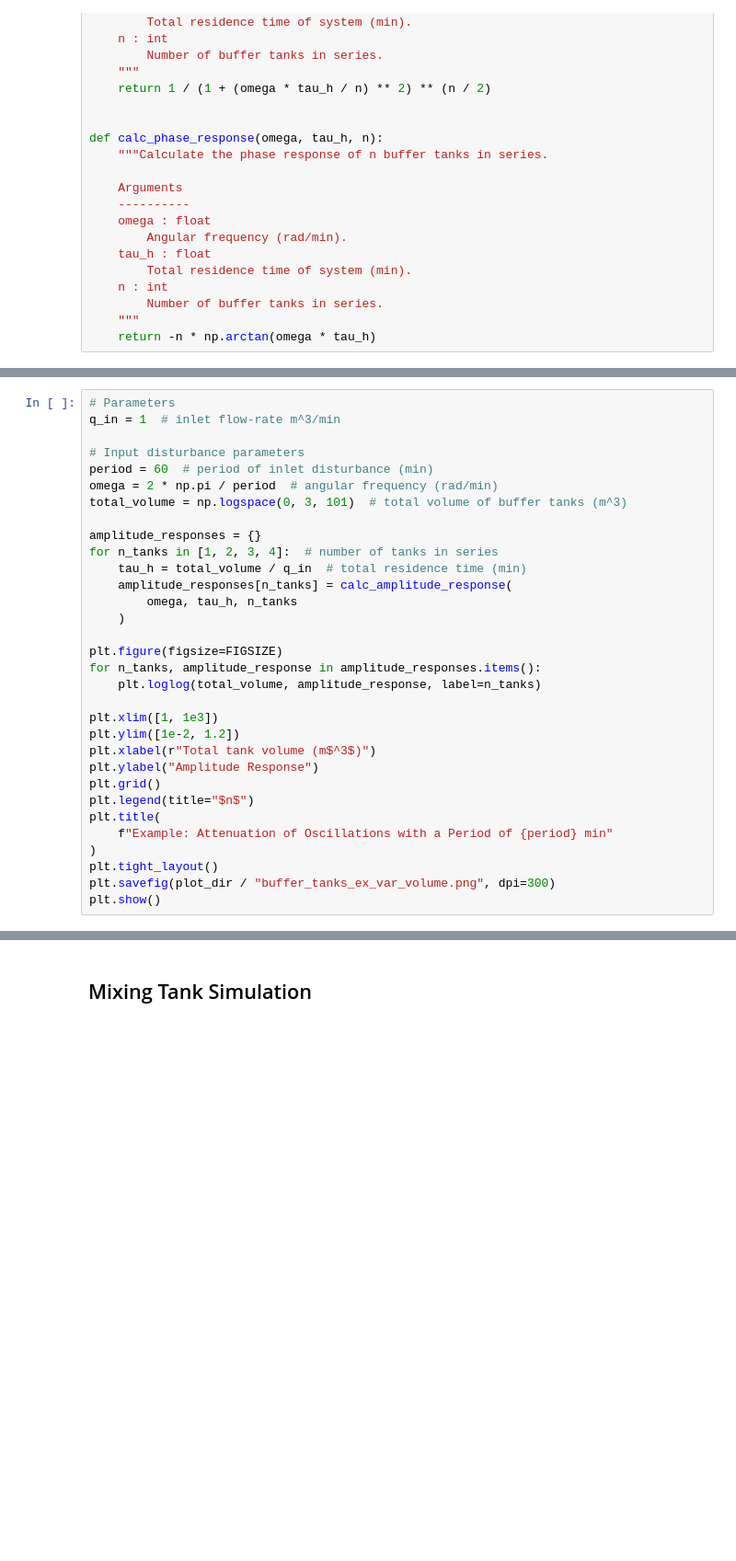
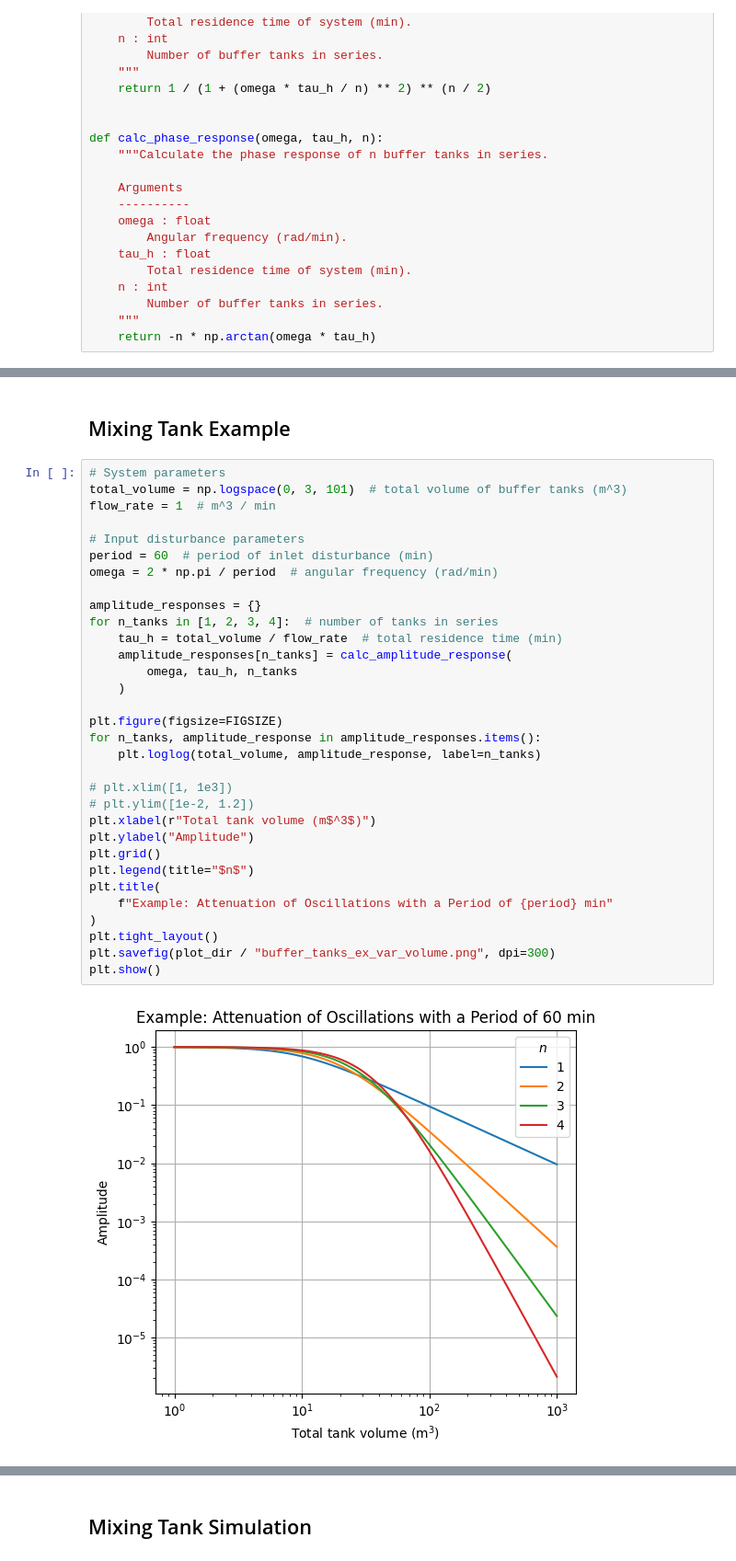
Before and after one commit to billtubbs/feed-conc-ctrl, a Jupyter notebook: buffer-tanks.ipynb, the cells around one changed output, grey strips where cells are left out. Shown at 92% size. Saved outputs shown, nothing was run; the diff lists cells and outputs as text; blank space fills up the shorter version.

```diff
--- a/buffer-tanks.ipynb
+++ b/buffer-tanks.ipynb
@@ -185,33 +189,37 @@ plt.show()
+# %% [markdown]
+## Mixing Tank Example
 # %%
-# Parameters
-q_in = 1  # inlet flow-rate m^3/min
+# System parameters
+total_volume = np.logspace(0, 3, 101)  # total volume of buffer tanks (m^3)
+flow_rate = 1  # m^3 / min
 
 # Input disturbance parameters
 period = 60  # period of inlet disturbance (min)
 omega = 2 * np.pi / period  # angular frequency (rad/min)
-total_volume = np.logspace(0, 3, 101)  # total volume of buffer tanks (m^3)
 
 amplitude_responses = {}
 for n_tanks in [1, 2, 3, 4]:  # number of tanks in series
-    tau_h = total_volume / q_in  # total residence time (min)
+    tau_h = total_volume / flow_rate  # total residence time (min)
     amplitude_responses[n_tanks] = calc_amplitude_response(
         omega, tau_h, n_tanks
     )
 
 plt.figure(figsize=FIGSIZE)
 for n_tanks, amplitude_response in amplitude_responses.items():
     plt.loglog(total_volume, amplitude_response, label=n_tanks)
 
-plt.xlim([1, 1e3])
-plt.ylim([1e-2, 1.2])
+# plt.xlim([1, 1e3])
+# plt.ylim([1e-2, 1.2])
 plt.xlabel(r"Total tank volume (m$^3$)")
-plt.ylabel("Amplitude Response")
+plt.ylabel("Amplitude")
 plt.grid()
 plt.legend(title="$n$")
 plt.title(
     f"Example: Attenuation of Oscillations with a Period of {period} min"
 )
 plt.tight_layout()
 plt.savefig(plot_dir / "buffer_tanks_ex_var_volume.png", dpi=300)
 plt.show()
+# %% [output]
+[figure, added]
 # %%
```
Also changed, not shown: parts of 15 cells of this notebook.
